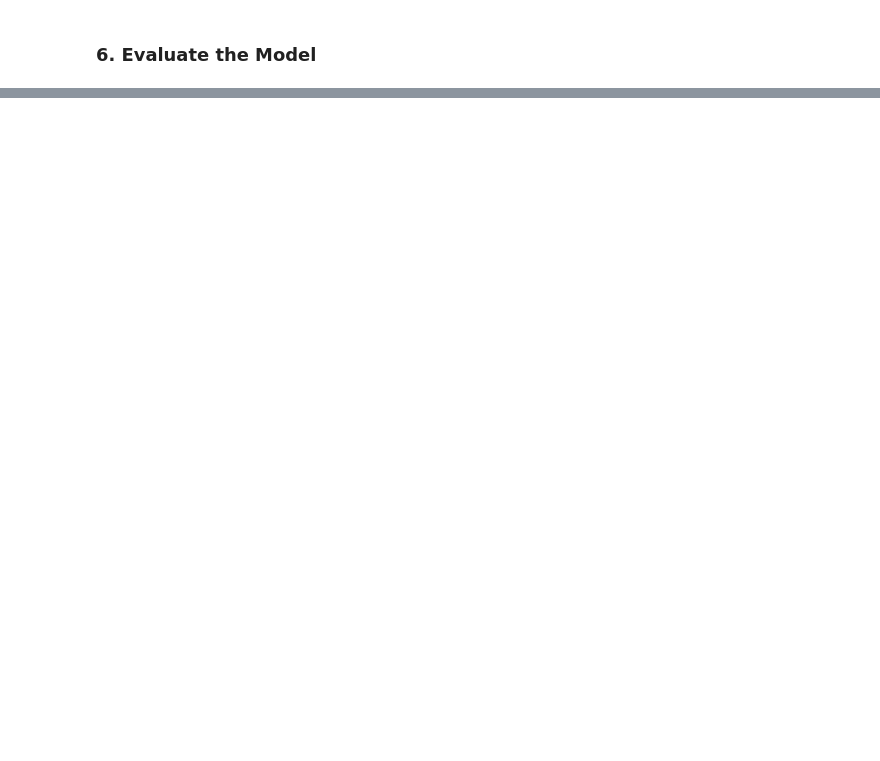
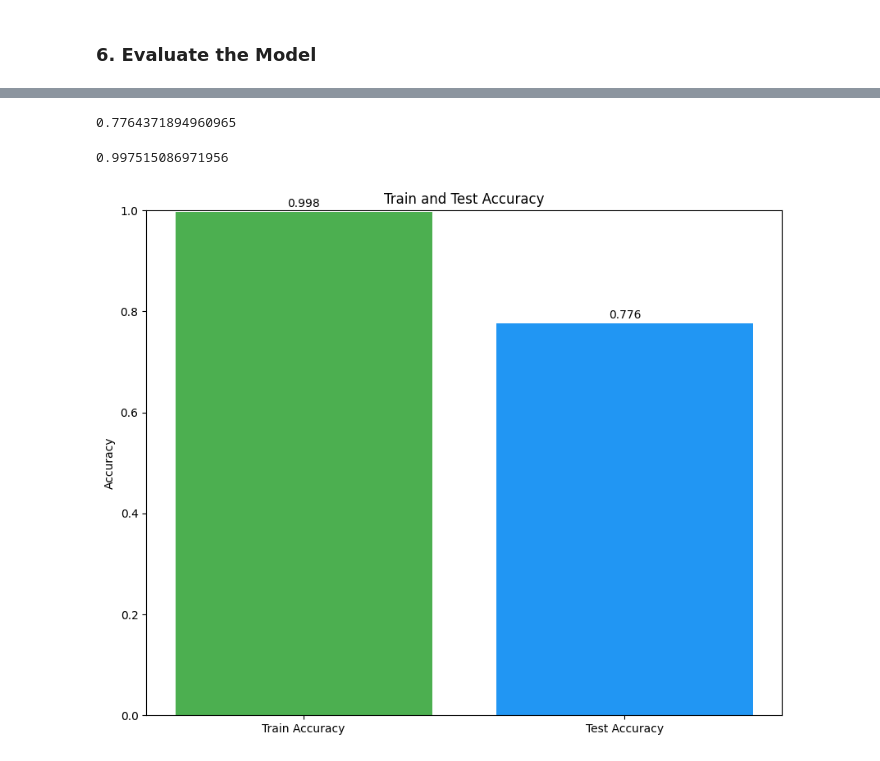
Before and after one commit to fatahrahimi330/100-Machine-Learning-Projects, a Jupyter notebook: 28-Customer Churn Analysis Prediction/customer_churn_analysis_prediction.ipynb, the cells around one changed output, grey strips where cells are left out. Drawn from its saved outputs; the diff is of its cells as text; code cells hidden in the pictures; blank space fills up the shorter version.

```diff
--- a/28-Customer Churn Analysis Prediction/customer_churn_analysis_prediction.ipynb
+++ b/28-Customer Churn Analysis Prediction/customer_churn_analysis_prediction.ipynb
@@ -25,2 +170,6 @@ df.head()
 # %% [markdown]
 ### 5. Make Prediction
+# %%
+y_pred = model.predict(X_test)
+for i in range(10):
+    print(f"Predicted: {y_pred[i]} Actual: {y_test[i]}")
@@ -28,0 +198,25 @@ df.head()
+# %%
+test_accuracy = accuracy_score(y_test, y_pred)
+test_accuracy
+# %% [output]
+0.7764371894960965
+# %%
+train_pred = model.predict(X_train)
+train_accuracy = accuracy_score(y_train, train_pred)
+train_accuracy
+# %% [output]
+0.997515086971956
+# %%
+labels = ['Train Accuracy', 'Test Accuracy']
+values = [train_accuracy, test_accuracy]
+# %%
+plt.figure(figsize=(10, 8))
+bars = plt.bar(labels, values, color=['#4CAF50', '#2196F3'])
+plt.title('Train and Test Accuracy')
+plt.ylim(0,1)
+plt.ylabel('Accuracy')
+for bar, v in zip(bars, values):
+    plt.text(bar.get_x() + bar.get_width()/2, v + 0.01, f'{v:.3f}', ha='center')
+plt.show()
+# %% [output]
+[figure, added]
```
Also changed, not shown: parts of 19 cells of this notebook, 4 other files.
